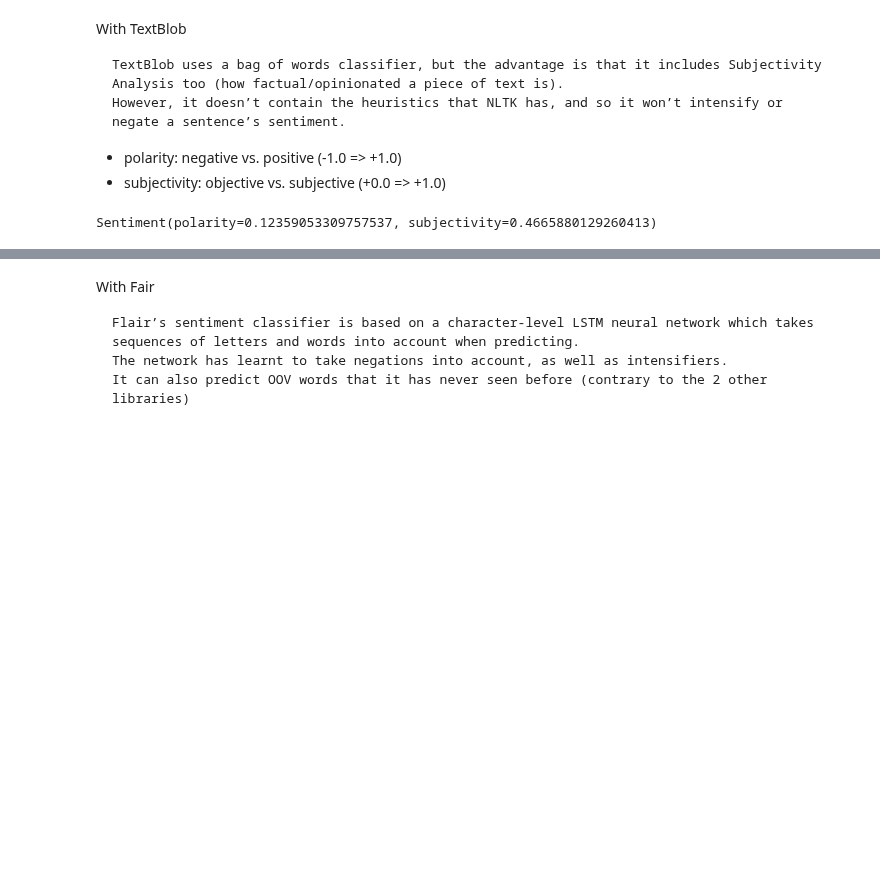
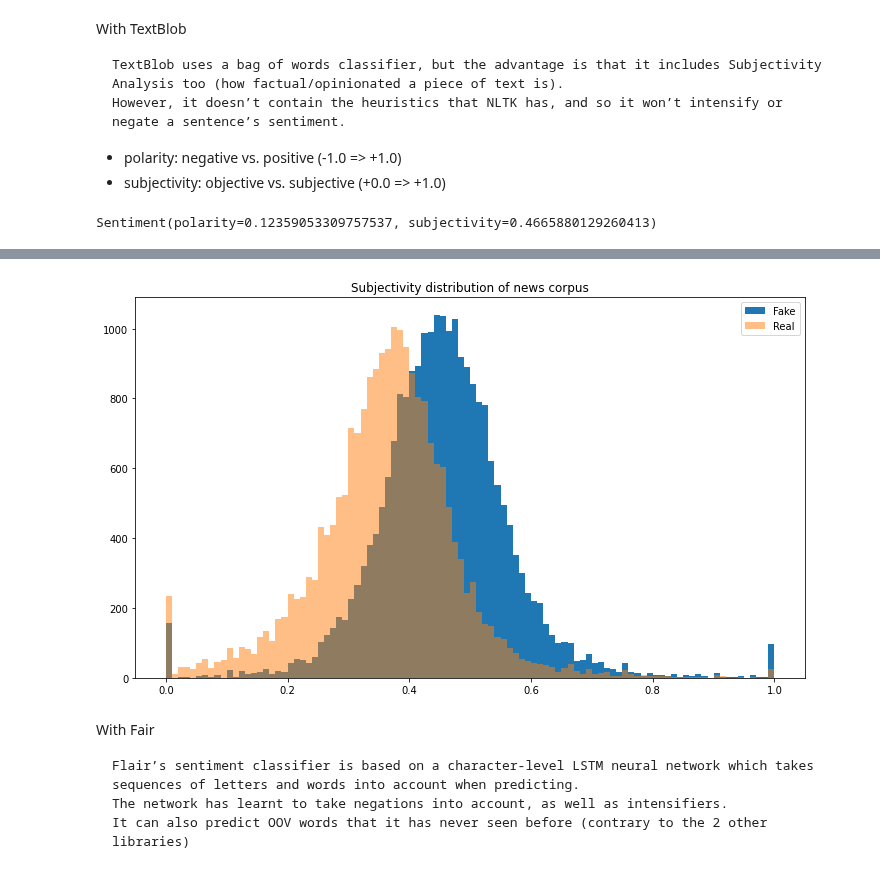
Before and after one commit to d-roland/Fake-news-detection, a Jupyter notebook: CS221_Fake_news_detection.ipynb, the cells around one changed output, grey strips where cells are left out. Saved outputs shown, nothing was run; the diff lists cells and outputs as text; code cells hidden in the pictures; blank space fills up the shorter version.

```diff
--- a/CS221_Fake_news_detection.ipynb
+++ b/CS221_Fake_news_detection.ipynb
@@ -2381,9 +2385,10 @@ for i in range(len(sentiments_fake_bert)):
 print("Polarity: ",mean(pol_fake), "Subjectivity: ",mean(subj_fake))
 # %%
 plt.figure(figsize = (12,7))
-plt.hist(pol_fake, bins = 100, range = [0, 2000], label='Fake')
-plt.hist(pol_real, bins = 100, range = [0, 2000], alpha=0.5, label='Real')
+plt.hist(subj_fake, bins = 100, range = [0, 1], label='Fake')
+plt.hist(subj_real, bins = 100, range = [0, 1], alpha=0.5, label='Real')
 plt.legend(loc='upper right')
-plt.title('Polarity distribution of news corpus')
-plt.grid(color='gray', linestyle='-', linewidth=0.5)
+plt.title('Subjectivity distribution of news corpus')
 plt.show()
+# %% [output]
+[figure, added]
```
Also changed, not shown: parts of 4 cells of this notebook.
